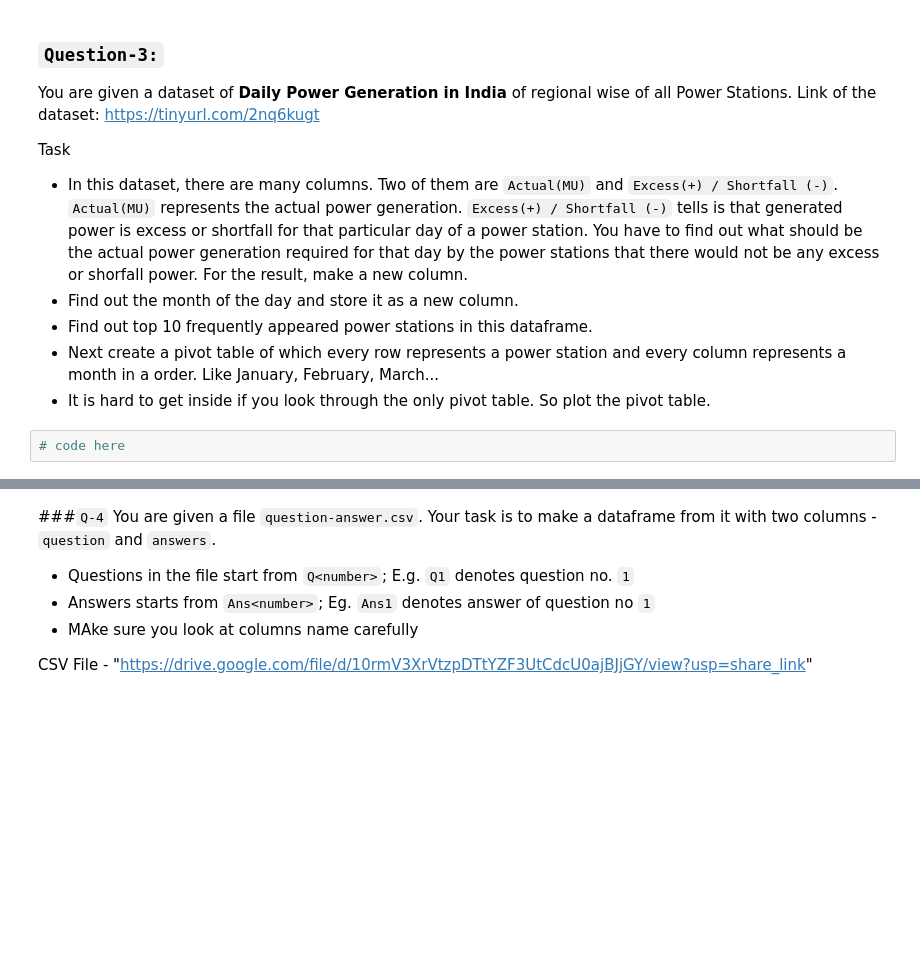
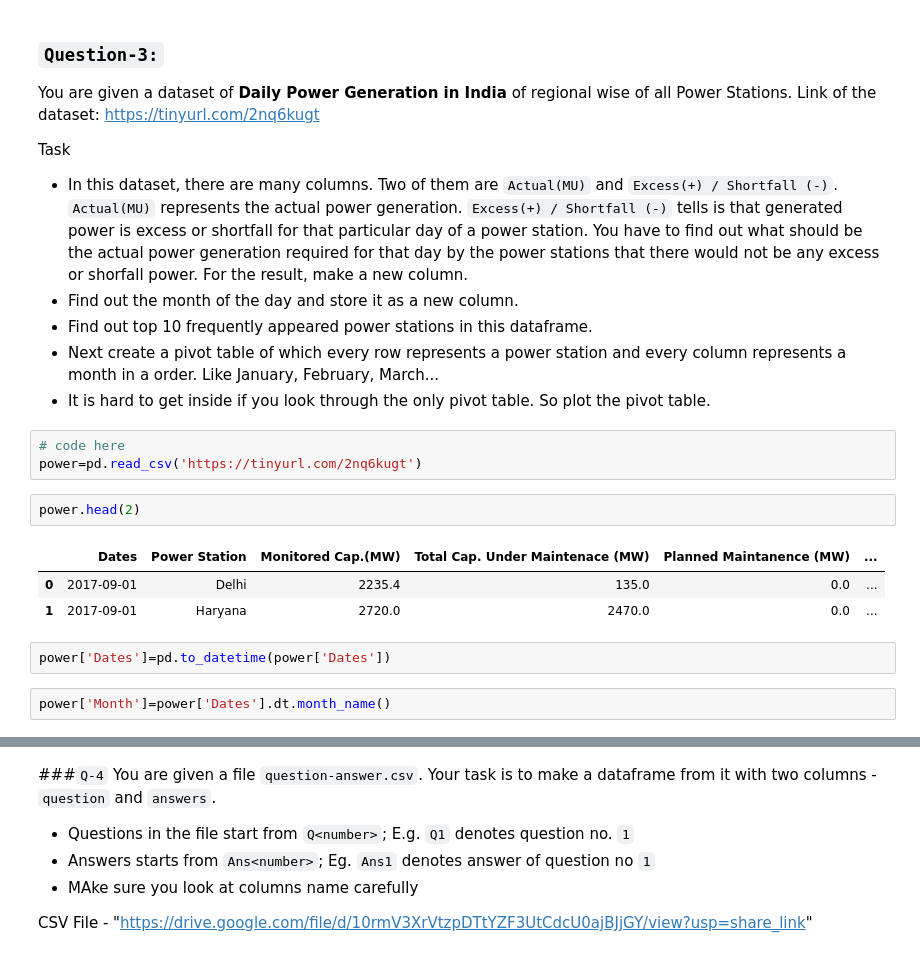
Before and after one commit to singhbhaskar360/Python_ML, a Jupyter notebook: string_date_time_task_22.ipynb, the cells around one changed output, grey strips where cells are left out. Drawn from its saved outputs; the diff is of its cells as text; blank space fills up the shorter version.

```diff
--- a/string_date_time_task_22.ipynb
+++ b/string_date_time_task_22.ipynb
@@ -73,3 +73,14 @@ Task
 - It is hard to get inside if you look through the only pivot table. So plot the pivot table.
 # %%
 # code here
+power=pd.read_csv('https://tinyurl.com/2nq6kugt')
+# %%
+power.head(2)
+# %% [output]
+|  | Dates | Power Station | Monitored Cap.(MW) | Total Cap. Under Maintenace (MW) | Planned Maintanence (MW) | ... |
+| 0 | 2017-09-01 | Delhi | 2235.4 | 135.0 | 0.0 | ... |
+| 1 | 2017-09-01 | Haryana | 2720.0 | 2470.0 | 0.0 | ... |
+# %%
+power['Dates']=pd.to_datetime(power['Dates'])
+# %%
+power['Month']=power['Dates'].dt.month_name()
```
Also changed, not shown: parts of 2 cells of this notebook.
